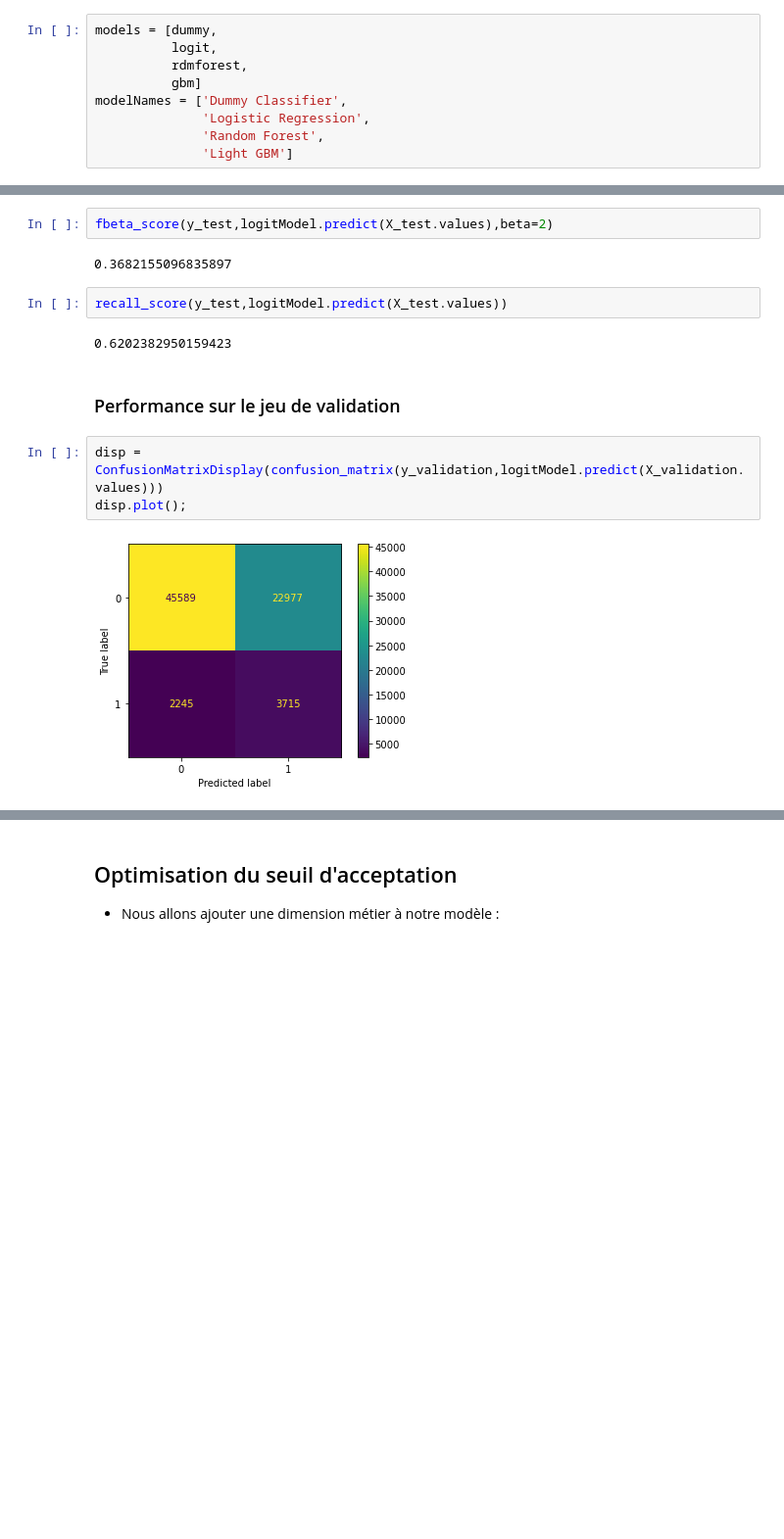
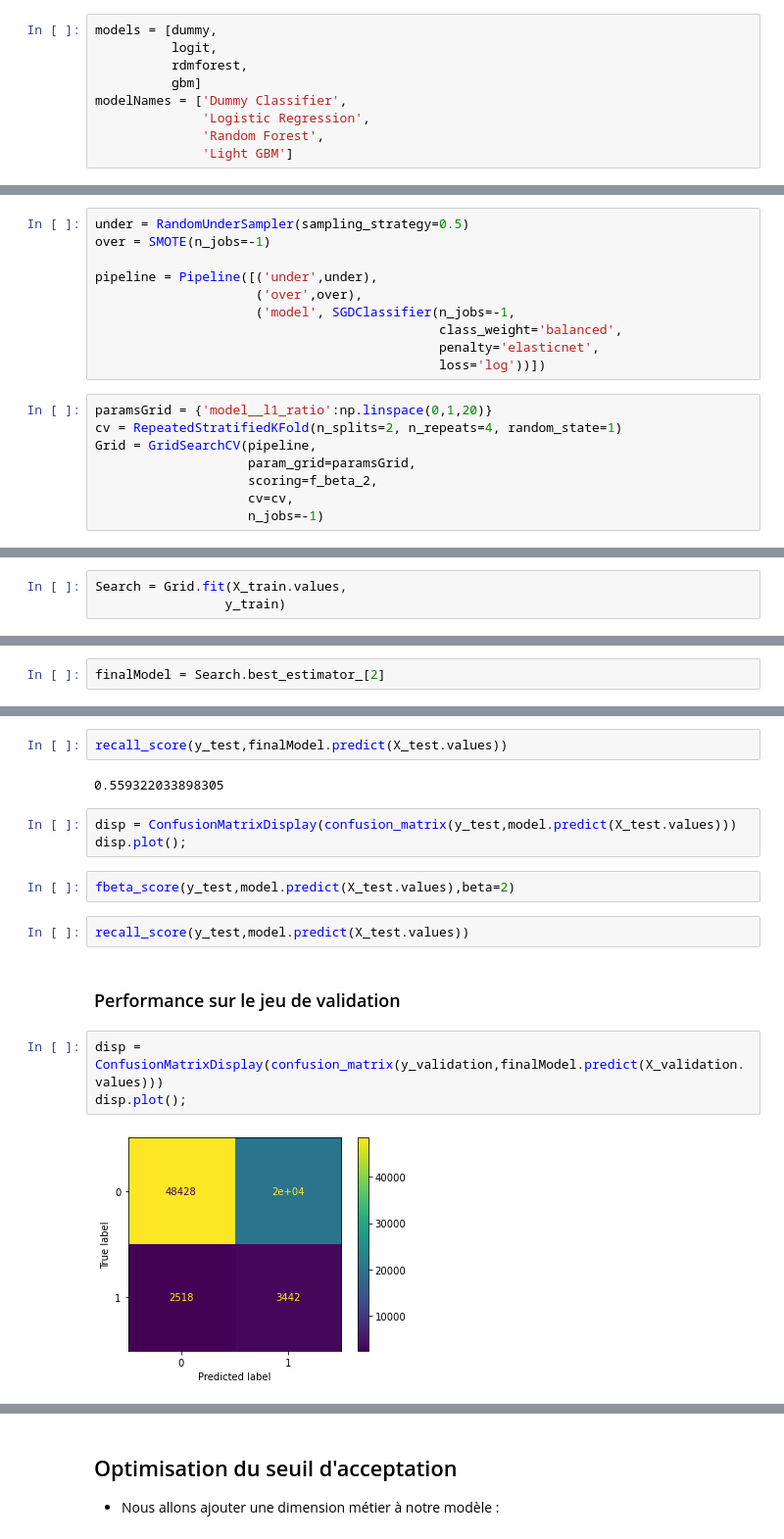
Before and after one commit to DRP-CB/projet-dashboard, a Jupyter notebook: modélisation/modélisation.ipynb, the cells around one changed output, grey strips where cells are left out. Shown at 98% size. Saved outputs shown, nothing was run; the diff lists cells and outputs as text; blank space fills up the shorter version.

```diff
--- a/modélisation/modélisation.ipynb
+++ b/modélisation/modélisation.ipynb
@@ -228,0 +169,18 @@ disp.plot();
+# %%
+under = RandomUnderSampler(sampling_strategy=0.5)
+over = SMOTE(n_jobs=-1)
+
+pipeline = Pipeline([('under',under),
+                     ('over',over),
+                     ('model', SGDClassifier(n_jobs=-1,
+                                             class_weight='balanced',
+                                             penalty='elasticnet',
+                                             loss='log'))])
+# %%
+paramsGrid = {'model__l1_ratio':np.linspace(0,1,20)}
+cv = RepeatedStratifiedKFold(n_splits=2, n_repeats=4, random_state=1)
+Grid = GridSearchCV(pipeline,
+                    param_grid=paramsGrid,
+                    scoring=f_beta_2,
+                    cv=cv,
+                    n_jobs=-1)
@@ -228,0 +194,3 @@ disp.plot();
+# %%
+Search = Grid.fit(X_train.values,
+                 y_train)
@@ -228,0 +207,2 @@ disp.plot();
+# %%
+finalModel = Search.best_estimator_[2]
@@ -229,16 +218,19 @@ disp.plot();
+# %%
+recall_score(y_test,finalModel.predict(X_test.values))
+# %% [output]
+0.559322033898305
+# %%
+disp = ConfusionMatrixDisplay(confusion_matrix(y_test,model.predict(X_test.values)))
+disp.plot();
 # %%
-fbeta_score(y_test,logitModel.predict(X_test.values),beta=2)
+fbeta_score(y_test,model.predict(X_test.values),beta=2)
-# %% [output]
-0.3682155096835897
 # %%
-recall_score(y_test,logitModel.predict(X_test.values))
+recall_score(y_test,model.predict(X_test.values))
-# %% [output]
-0.6202382950159423
 # %% [markdown]
 ### Performance sur le jeu de validation
 # %%
-disp = ConfusionMatrixDisplay(confusion_matrix(y_validation,logitModel.predict(X_validation.values)))
+disp = ConfusionMatrixDisplay(confusion_matrix(y_validation,finalModel.predict(X_validation.values)))
 disp.plot();
 # %% [output]
-[figure, old version]
+[figure, new version]
 # %%
```
Also changed, not shown: parts of 101 cells of this notebook, 4 other files.
